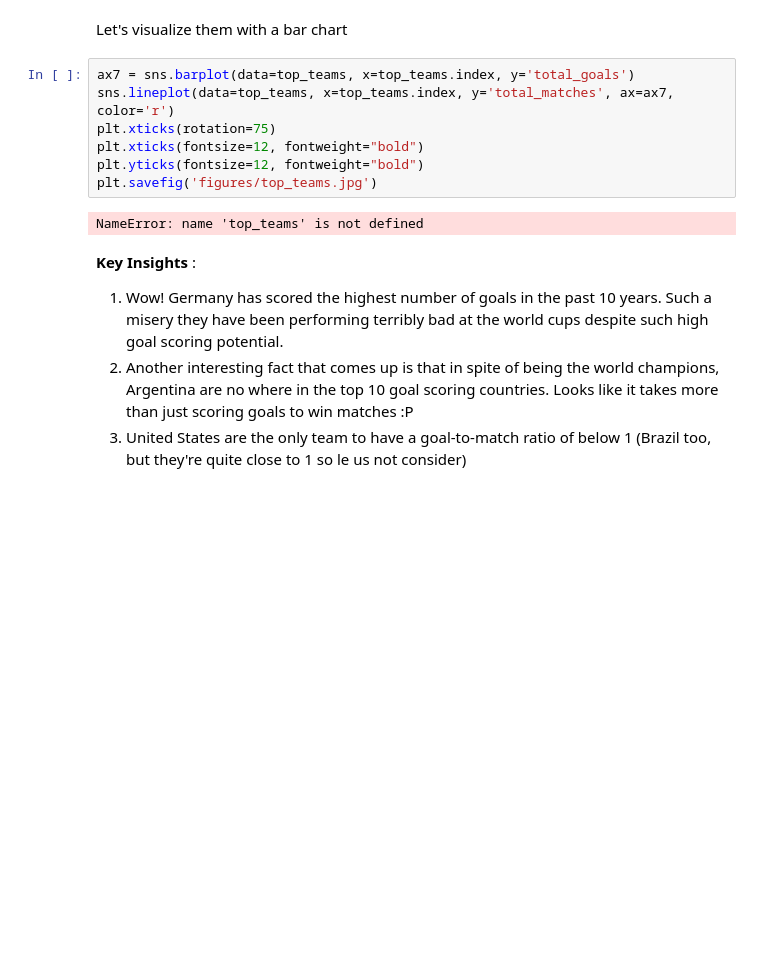
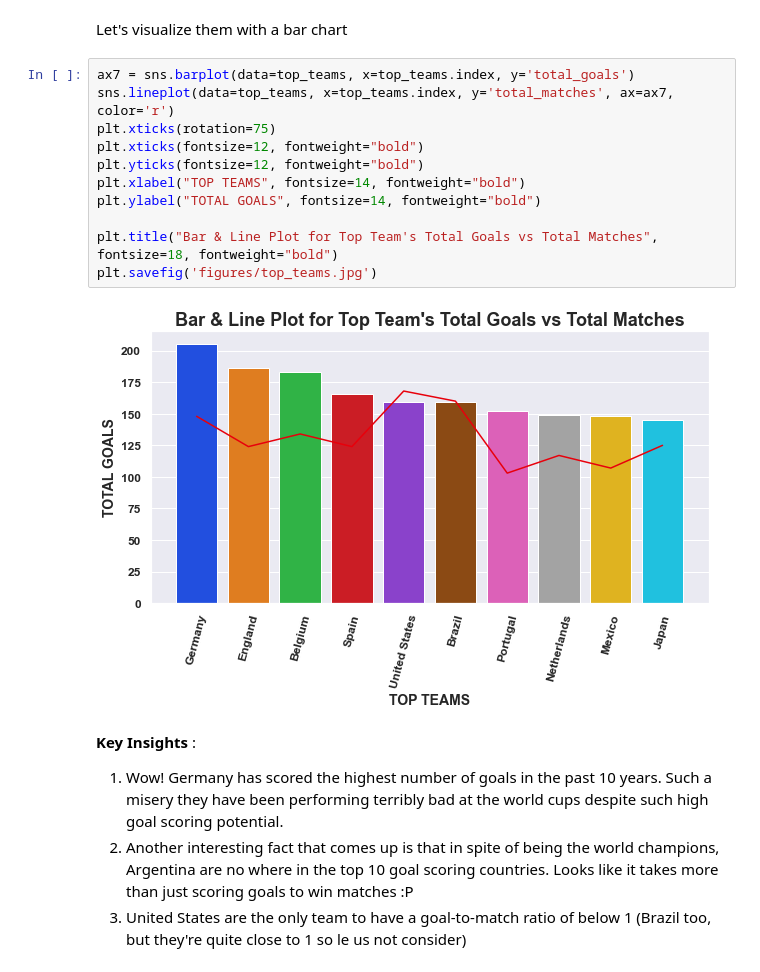
Before and after one commit to ryuukkk/football-data-analysis, a Jupyter notebook: DE_PROJECT.ipynb, the cells around one changed output. Saved outputs shown, nothing was run; the diff lists cells and outputs as text; blank space fills up the shorter version.

Commit message:
"Working on Visualizations-2"

```diff
--- a/DE_PROJECT.ipynb
+++ b/DE_PROJECT.ipynb
@@ -616,12 +616,16 @@ Let's visualize them with a bar chart
 # %%
 ax7 = sns.barplot(data=top_teams, x=top_teams.index, y='total_goals')
 sns.lineplot(data=top_teams, x=top_teams.index, y='total_matches', ax=ax7, color='r')
 plt.xticks(rotation=75)
 plt.xticks(fontsize=12, fontweight="bold")
 plt.yticks(fontsize=12, fontweight="bold")
+plt.xlabel("TOP TEAMS", fontsize=14, fontweight="bold")
+plt.ylabel("TOTAL GOALS", fontsize=14, fontweight="bold")
+
+plt.title("Bar & Line Plot for Top Team's Total Goals vs Total Matches", fontsize=18, fontweight="bold")
 plt.savefig('figures/top_teams.jpg')
 # %% [output]
-NameError: name 'top_teams' is not defined
+[figure, added]
 # %% [markdown]
 **Key Insights** :
 1. Wow! Germany has scored the highest number of goals in the past 10 years. Such a misery they have been performing terribly bad at the world cups despite such high goal scoring potential.
```
Also changed, not shown: 10 other files.
